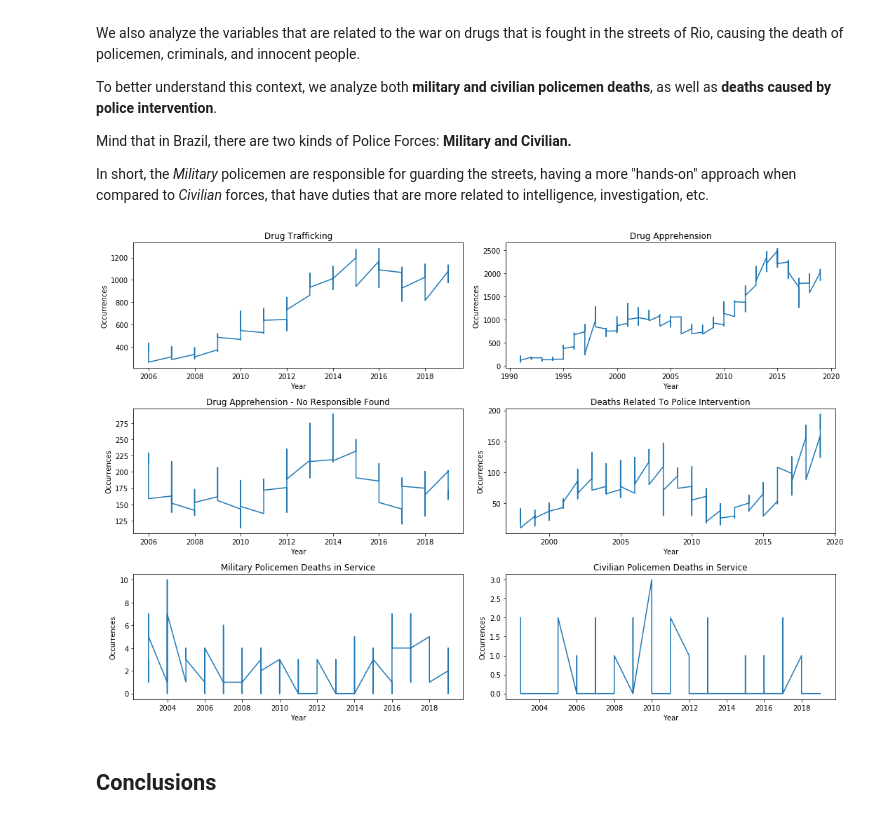
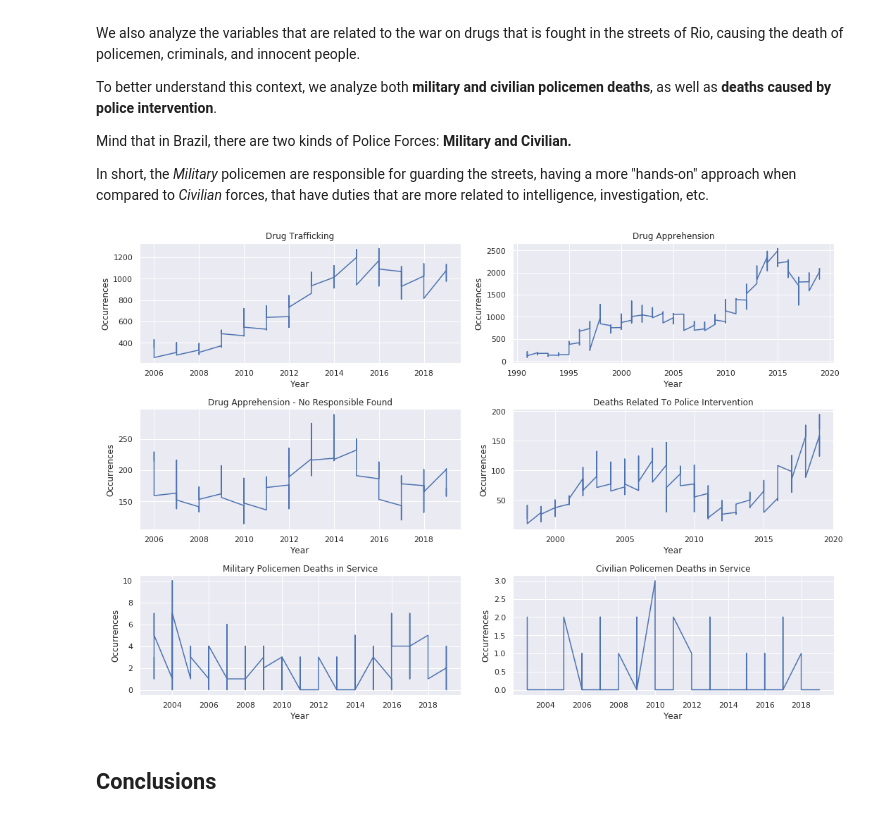
Before and after one commit to rafaelnduarte/Analysis_of_Violence_in_Rio_de_Janeiro, a Jupyter notebook: Analysis_of_violence_in_Rio_De_Janeiro.ipynb, the cells around one changed output. Cells and saved outputs as stored; diff of their text form; code cells hidden in the pictures.

```diff
--- a/Analysis_of_violence_in_Rio_De_Janeiro.ipynb
+++ b/Analysis_of_violence_in_Rio_De_Janeiro.ipynb
@@ -300,7 +321,7 @@ Keep in mind that the descriptions of this crimes are specific to the Brazilian
 #@title Visualization
 # plotting the graphs
 fig, ax = plt.subplots(nrows=2, ncols=2, figsize=(15,10))
-
+sns.set()
 # graph 1
 ax[0,0].plot(df.vano, df.hom_doloso)
 ax[0,0].set_title("Intentional Murder (Homicídio Doloso)")
@@ -336,7 +357,7 @@ In this section, we analyze property related crimes, such as **cellphone robbery
 #@title Visualization
 # plotting the graphs
 fig, ax = plt.subplots(nrows=3, ncols=2, figsize=(15,10))
-
+sns.set()
 # graph 1
 ax[0,0].plot(df.vano, df.roubo_celular)
 ax[0,0].set_title("Cellphone Robbery")
@@ -393,7 +414,7 @@ In short, the *Military* policemen are responsible for guarding the streets, hav
 #@title Visualization
 # plotting the graphs
 fig, ax = plt.subplots(nrows=3, ncols=2, figsize=(15,10))
-
+sns.set()
 # graph 1
 ax[0,0].plot(df.vano, df.trafico_drogas)
 ax[0,0].set_title("Drug Trafficking")
@@ -406,34 +427,34 @@ ax[0,1].set_title("Drug Apprehension")
 ax[0,1].set_xlabel("Year")
 ax[0,1].set_ylabel("Occurrences")
 
 # graph 3
 ax[1,0].plot(df.vano, df.apreensao_drogas_sem_autor)
 ax[1,0].set_title("Drug Apprehension - No Responsible Found")
 ax[1,0].set_xlabel("Year")
 ax[1,0].set_ylabel("Occurrences")
 
 # graph 4
 ax[1,1].plot(df.vano, df.hom_por_interv_policial)
 ax[1,1].set_title("Deaths Related To Police Intervention")
 ax[1,1].set_xlabel("Year")
 ax[1,1].set_ylabel("Occurrences")
 
 # graph 5
 ax[2,0].plot(df.vano, df.pol_militares_mortos_serv)
 ax[2,0].set_title("Military Policemen Deaths in Service")
 ax[2,0].set_xlabel("Year")
 ax[2,0].set_ylabel("Occurrences")
 
 # graph 6
 ax[2,1].plot(df.vano, df.pol_civis_mortos_serv)
 ax[2,1].set_title("Civilian Policemen Deaths in Service")
 ax[2,1].set_xlabel("Year")
 ax[2,1].set_ylabel("Occurrences")
 
 
 fig.tight_layout();
 # %% [output]
-[figure, old version]
+[figure, new version]
 # %% [markdown]
 ## Conclusions
 # %% [markdown]
```
Also changed, not shown: parts of 8 cells of this notebook.
